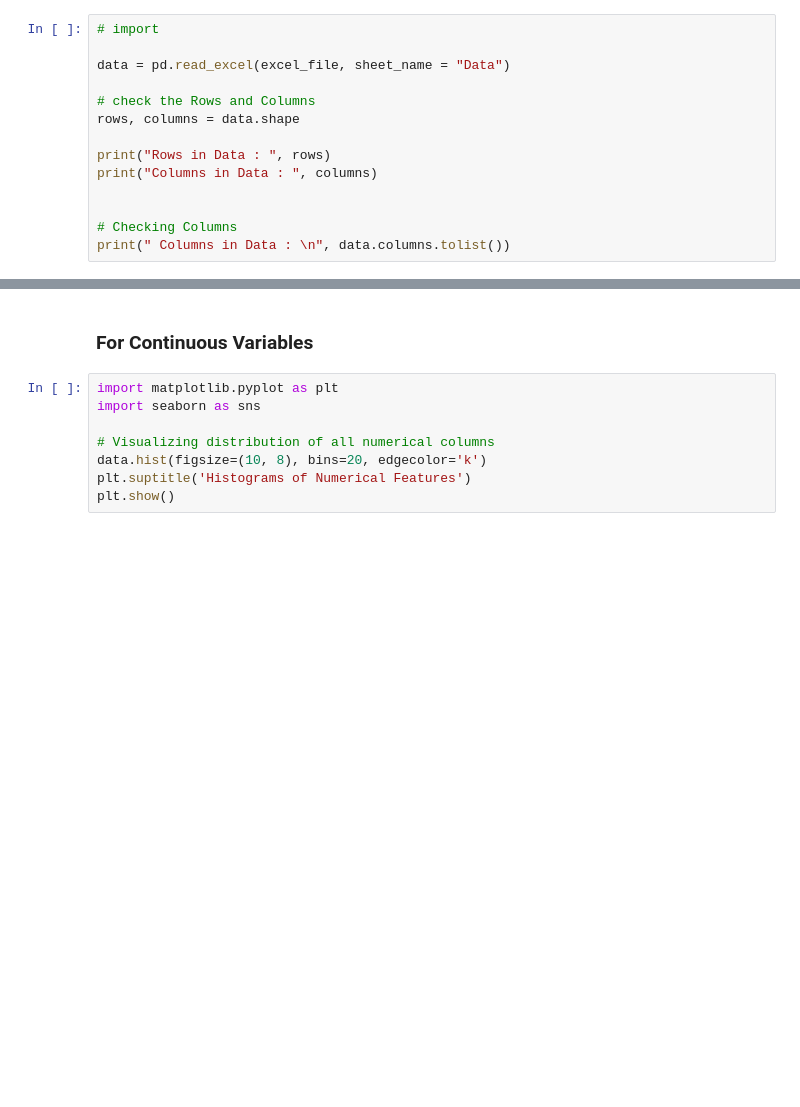
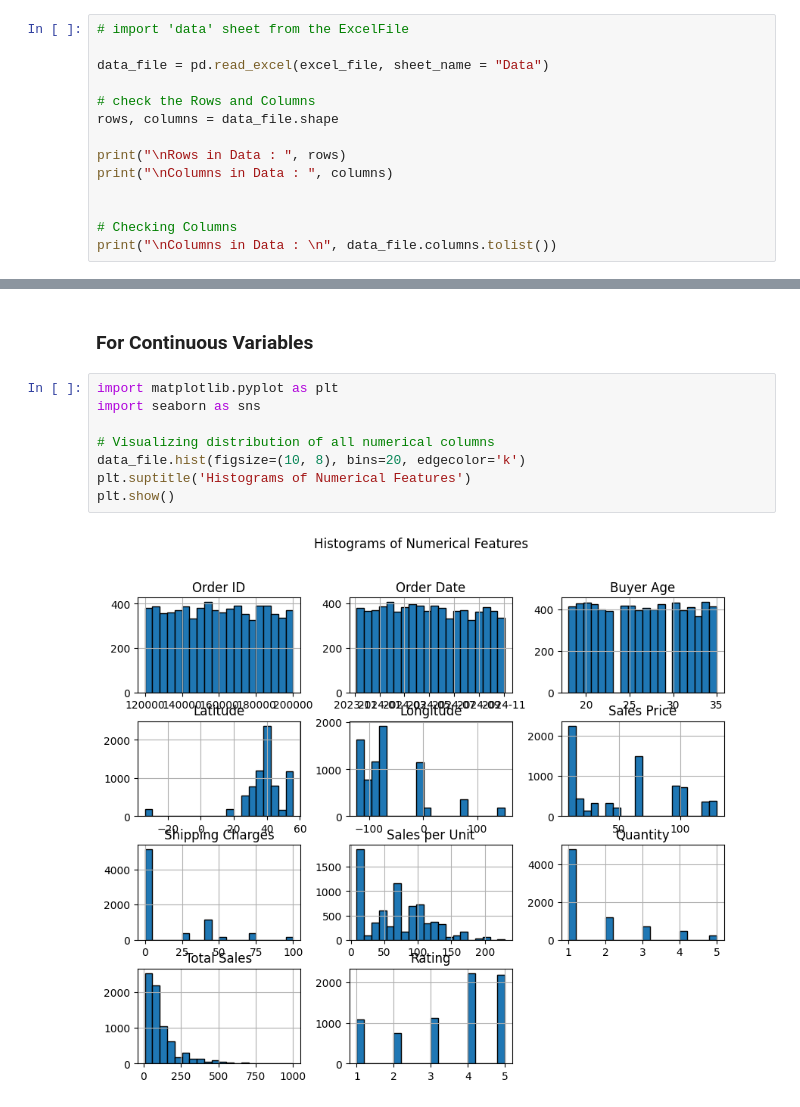
Before and after one commit to RajuSaiPainkra/ONYX-Dataset-Challenge, a Jupyter notebook: Merchandise Sales - January2025/Merchandise_Sales.ipynb, the cells around one changed output, grey strips where cells are left out. Drawn from its saved outputs; the diff is of its cells as text; blank space fills up the shorter version.

```diff
--- a/Merchandise Sales - January2025/Merchandise_Sales.ipynb
+++ b/Merchandise Sales - January2025/Merchandise_Sales.ipynb
@@ -96,16 +123,16 @@ dictionary_data
 # %% [markdown]
 #  Initial Data Exploration
 # %%
-# import
+# import 'data' sheet from the ExcelFile
 
-data = pd.read_excel(excel_file, sheet_name = "Data")
+data_file = pd.read_excel(excel_file, sheet_name = "Data")
 
 # check the Rows and Columns
-rows, columns = data.shape
+rows, columns = data_file.shape
 
-print("Rows in Data : ", rows)
-print("Columns in Data : ", columns)
+print("\nRows in Data : ", rows)
+print("\nColumns in Data : ", columns)
 
 
 # Checking Columns
-print(" Columns in Data : \n", data.columns.tolist())
+print("\nColumns in Data : \n", data_file.columns.tolist())
@@ -198,11 +420,13 @@ Adding include='float64' provides a summary for float Numerical  columns, includ
 # %%
 import matplotlib.pyplot as plt
 import seaborn as sns
 
 # Visualizing distribution of all numerical columns
-data.hist(figsize=(10, 8), bins=20, edgecolor='k')
+data_file.hist(figsize=(10, 8), bins=20, edgecolor='k')
 plt.suptitle('Histograms of Numerical Features')
 plt.show()
+# %% [output]
+[figure, added]
 # %%
 import matplotlib.pyplot as plt
 import seaborn as sns
```
Also changed, not shown: parts of 22 cells of this notebook.
